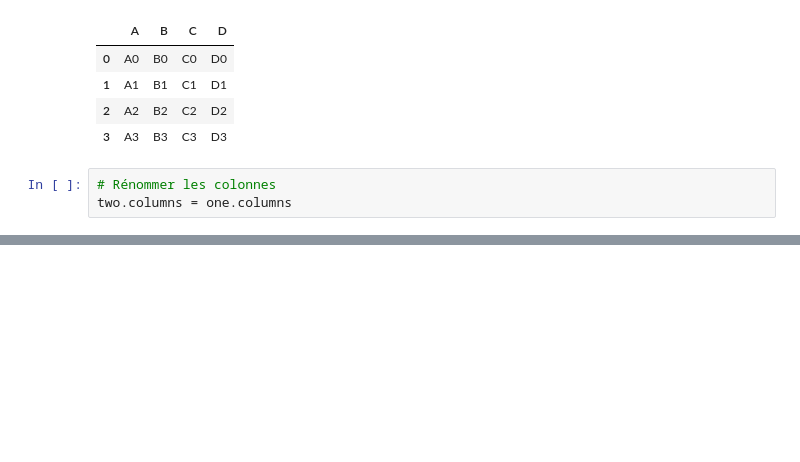
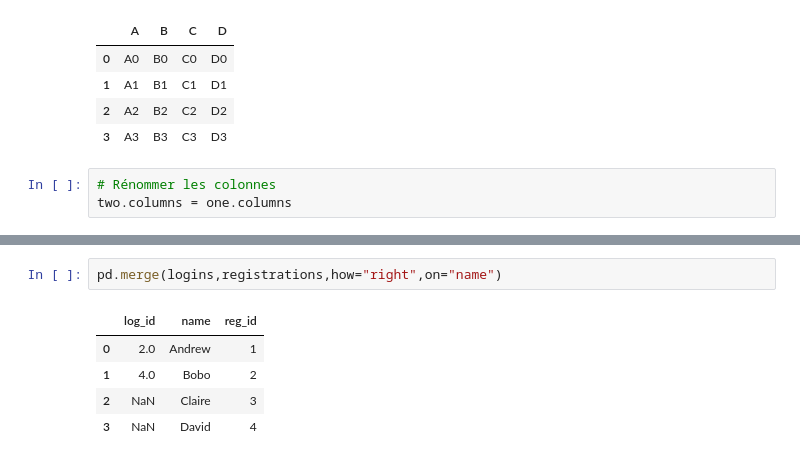
Before and after one commit to ibrahim10sy/learn-python, a Jupyter notebook: concaténationDataFrame.ipynb, the cells around one changed output, grey strips where cells are left out. Cells and saved outputs as stored; diff of their text form; blank space fills up the shorter version.

```diff
--- a/concaténationDataFrame.ipynb
+++ b/concaténationDataFrame.ipynb
@@ -65,0 +136,8 @@ pd.concat([one,two],axis=0)
+# %%
+pd.merge(logins,registrations,how="right",on="name")
+# %% [output]
+|  | log_id | name | reg_id |
+| 0 | 2.0 | Andrew | 1 |
+| 1 | 4.0 | Bobo | 2 |
+| 2 | NaN | Claire | 3 |
+| 3 | NaN | David | 4 |
```
Also changed, not shown: parts of 22 cells of this notebook.
